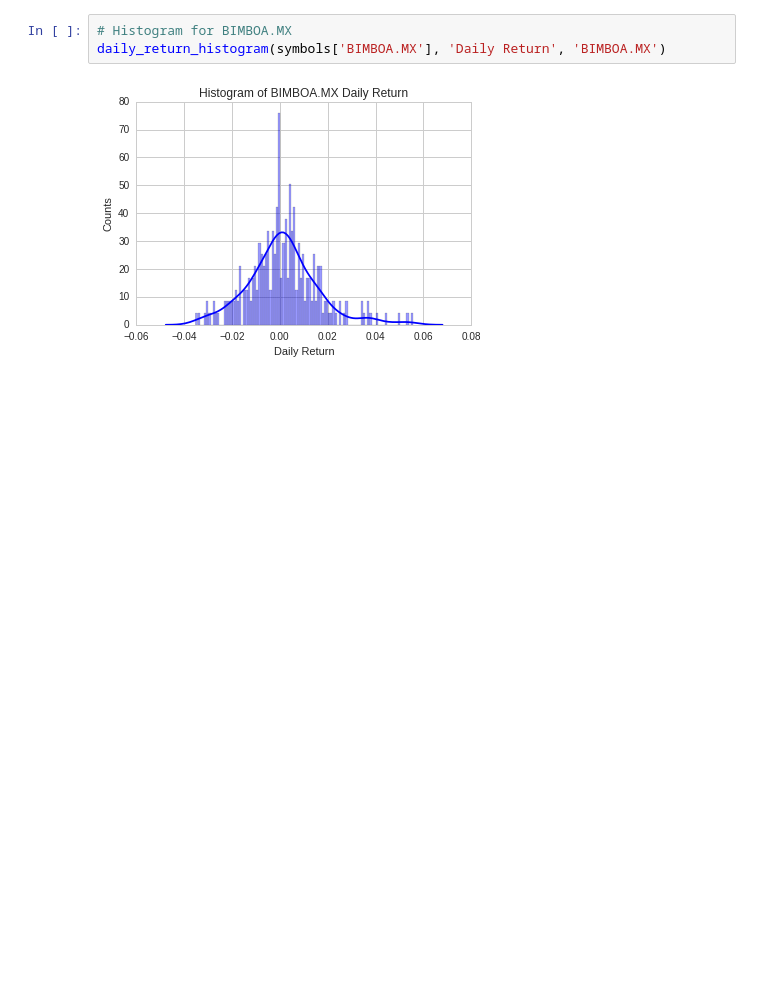
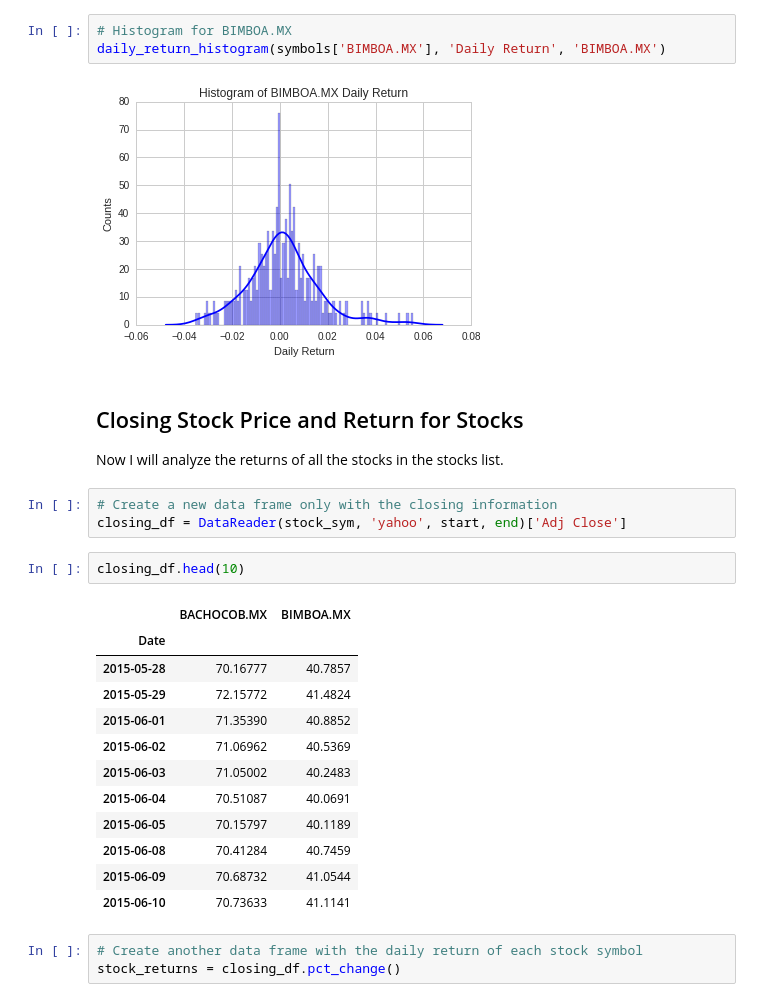
Before and after one commit to jarturomora/python-data-analysis, a Jupyter notebook: Mexican Stocks Data Analysis.ipynb, the cells around one changed output. Cells and saved outputs as stored; diff of their text form; blank space fills up the shorter version.

```diff
--- a/Mexican Stocks Data Analysis.ipynb
+++ b/Mexican Stocks Data Analysis.ipynb
@@ -230,3 +230,28 @@ daily_return_histogram(symbols['BACHOCOB.MX'], 'Daily Return', 'BACHOCOB.MX')
 daily_return_histogram(symbols['BIMBOA.MX'], 'Daily Return', 'BIMBOA.MX')
 # %% [output]
 [figure]
+# %% [markdown]
+## Closing Stock Price and Return for Stocks
+
+Now I will analyze the returns of all the stocks in the stocks list.
+# %%
+# Create a new data frame only with the closing information
+closing_df = DataReader(stock_sym, 'yahoo', start, end)['Adj Close']
+# %%
+closing_df.head(10)
+# %% [output]
+|  | BACHOCOB.MX | BIMBOA.MX |
+| Date |  |  |
+| 2015-05-28 | 70.16777 | 40.7857 |
+| 2015-05-29 | 72.15772 | 41.4824 |
+| 2015-06-01 | 71.35390 | 40.8852 |
+| 2015-06-02 | 71.06962 | 40.5369 |
+| 2015-06-03 | 71.05002 | 40.2483 |
+| 2015-06-04 | 70.51087 | 40.0691 |
+| 2015-06-05 | 70.15797 | 40.1189 |
+| 2015-06-08 | 70.41284 | 40.7459 |
+| 2015-06-09 | 70.68732 | 41.0544 |
+| 2015-06-10 | 70.73633 | 41.1141 |
+# %%
+# Create another data frame with the daily return of each stock symbol
+stock_returns = closing_df.pct_change()
```
Also changed, not shown: parts of 2 cells of this notebook.
